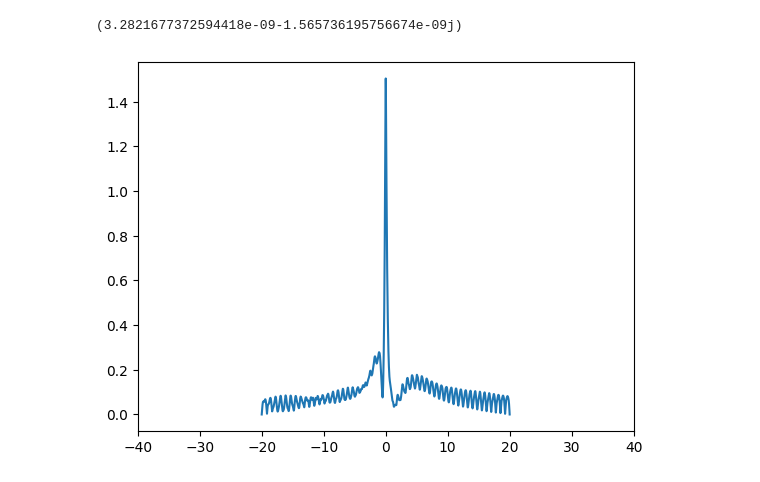
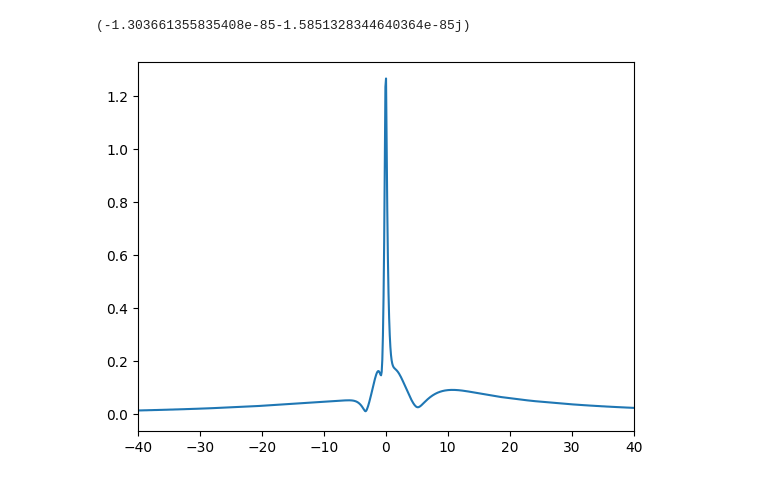
Before and after one commit to Volalex2000/HHG, a Jupyter notebook: test_main.ipynb, the cells around one changed output. Saved outputs shown, nothing was run; the diff lists cells and outputs as text; code cells hidden in the pictures.

```diff
--- a/test_main.ipynb
+++ b/test_main.ipynb
@@ -1,18 +1,18 @@
 # %%
 from Solve import psi
 import numpy as np
-n = 9999
-wavefunction, x, t = psi([-200, 4001, -10, n])
+n = 12001
+wavefunction, x, t = psi([-200, 4096, -300, n])
 print(wavefunction[50,50])
 
 import matplotlib.pyplot as plt
 plt.plot(x, abs(wavefunction[n//2]))
 plt.xlim(-40, 40)
 #plt.ylim(0, 5)
 plt.show()
 # %% [output]
-(3.2821677372594418e-09-1.565736195756674e-09j)
+(-1.303661355835408e-85-1.5851328344640364e-85j)
-[figure, old version]
+[figure, new version]
 # %%
 from Res_visualisation import *
 from Parameters import pars_YanPengPhysRevA_78_033821
```
Also changed, not shown: parts of 1 cell of this notebook, 1 other file.
